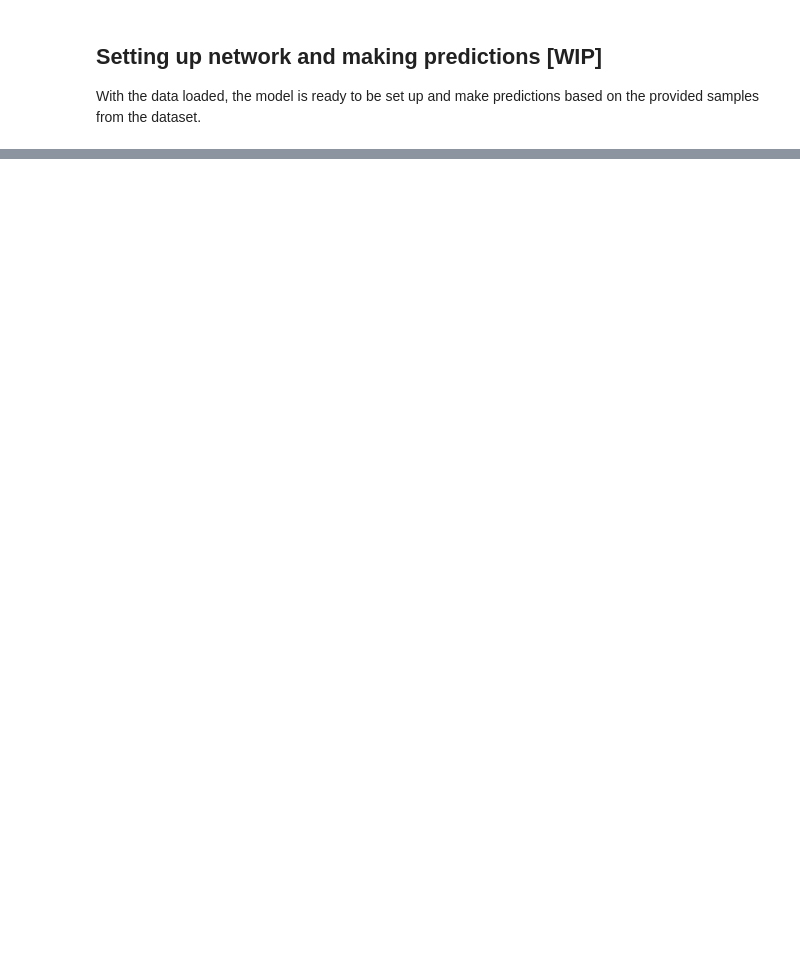
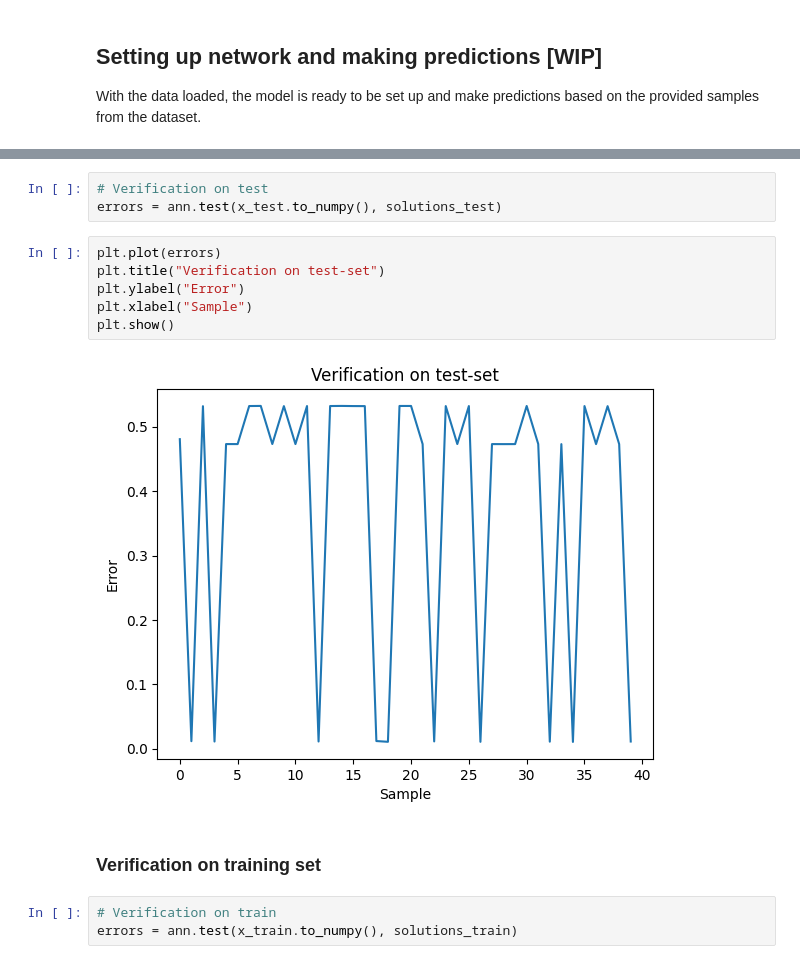
Before and after one commit to simensal/BioplausibleNN_MasterThesis_Code, a Jupyter notebook: ANN.ipynb, the cells around one changed output, grey strips where cells are left out. Drawn from its saved outputs; the diff is of its cells as text; blank space fills up the shorter version.

```diff
--- a/ANN.ipynb
+++ b/ANN.ipynb
@@ -222,0 +293,16 @@ for idx, sample in x.iterrows():
+# %%
+# Verification on test
+errors = ann.test(x_test.to_numpy(), solutions_test)
+# %%
+plt.plot(errors)
+plt.title("Verification on test-set")
+plt.ylabel("Error")
+plt.xlabel("Sample")
+plt.show()
+# %% [output]
+[figure, added]
+# %% [markdown]
+### Verification on training set
+# %%
+# Verification on train
+errors = ann.test(x_train.to_numpy(), solutions_train)
```
Also changed, not shown: parts of 16 cells of this notebook.
